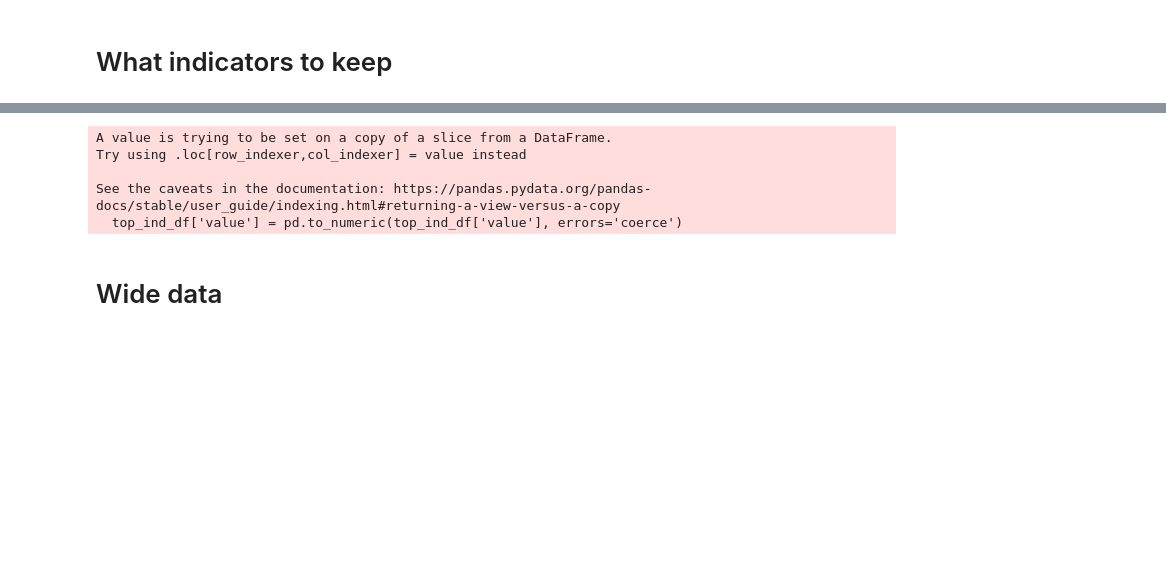
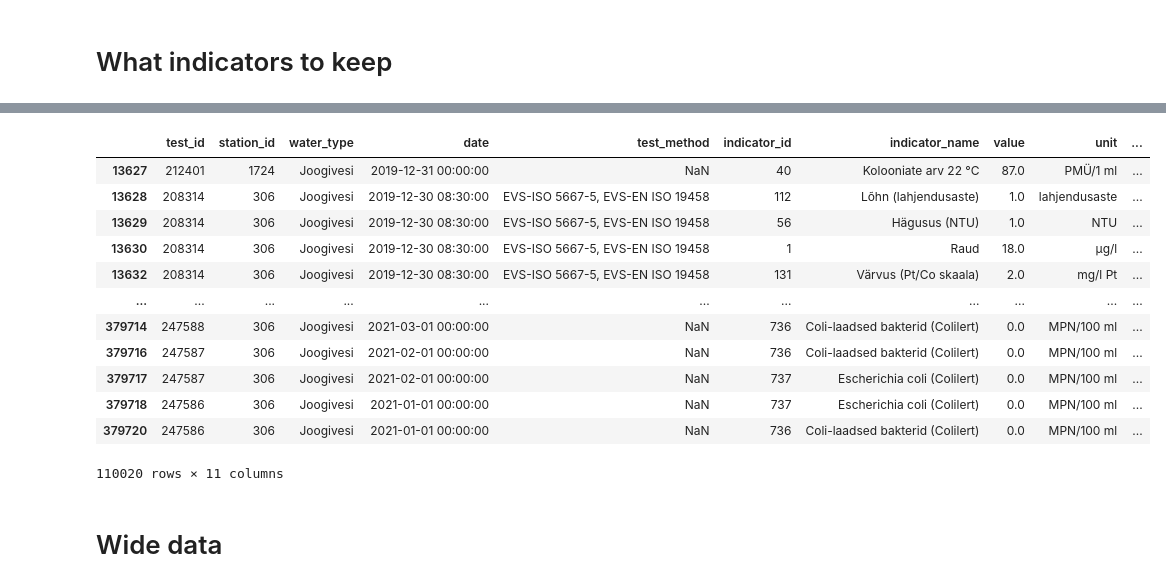
Before and after one commit to kristjan-eljand/andmetalgud, a Jupyter notebook: terviseamet.ipynb, the cells around one changed output, grey strips where cells are left out. Saved outputs shown, nothing was run; the diff lists cells and outputs as text; code cells hidden in the pictures; blank space fills up the shorter version.

Commit message:
Full terviseamet data

```diff
--- a/terviseamet.ipynb
+++ b/terviseamet.ipynb
@@ -134,12 +188,21 @@ single_test_wide = top_ind_df[['test_id', 'indicator_name', 'value']].pivot_tabl
 ind_by_year = top_ind_df.groupby(by=['indicator_name', 'year']).size()
 # %%
 # Value column to numeric and errors to NaN
-top_ind_df['value'] = pd.to_numeric(top_ind_df['value'], errors='coerce')
+top_ind_df = top_ind_df.assign(value = pd.to_numeric(top_ind_df['value'], errors='coerce'))
+top_ind_df
 # %% [output]
+|  | test_id | station_id | water_type | date | test_method | indicator_id | indicator_name | value | unit | ... |
+| 13627 | 212401 | 1724 | Joogivesi | 2019-12-31 00:00:00 | NaN | 40 | Kolooniate arv 22 °C | 87.0 | PMÜ/1 ml | ... |
+| 13628 | 208314 | 306 | Joogivesi | 2019-12-30 08:30:00 | EVS-ISO 5667-5, EVS-EN ISO 19458 | 112 | Lõhn (lahjendusaste) | 1.0 | lahjendusaste | ... |
+| 13629 | 208314 | 306 | Joogivesi | 2019-12-30 08:30:00 | EVS-ISO 5667-5, EVS-EN ISO 19458 | 56 | Hägusus (NTU) | 1.0 | NTU | ... |
+| 13630 | 208314 | 306 | Joogivesi | 2019-12-30 08:30:00 | EVS-ISO 5667-5, EVS-EN ISO 19458 | 1 | Raud | 18.0 | µg/l | ... |
+| 13632 | 208314 | 306 | Joogivesi | 2019-12-30 08:30:00 | EVS-ISO 5667-5, EVS-EN ISO 19458 | 131 | Värvus (Pt/Co skaala) | 2.0 | mg/l Pt | ... |
+| ... | ... | ... | ... | ... | ... | ... | ... | ... | ... | ... |
+| 379714 | 247588 | 306 | Joogivesi | 2021-03-01 00:00:00 | NaN | 736 | Coli-laadsed bakterid (Colilert) | 0.0 | MPN/100 ml | ... |
+| 379716 | 247587 | 306 | Joogivesi | 2021-02-01 00:00:00 | NaN | 736 | Coli-laadsed bakterid (Colilert) | 0.0 | MPN/100 ml | ... |
+| 379717 | 247587 | 306 | Joogivesi | 2021-02-01 00:00:00 | NaN | 737 | Escherichia coli (Colilert) | 0.0 | MPN/100 ml | ... |
+| 379718 | 247586 | 306 | Joogivesi | 2021-01-01 00:00:00 | NaN | 737 | Escherichia coli (Colilert) | 0.0 | MPN/100 ml | ... |
+| 379720 | 247586 | 306 | Joogivesi | 2021-01-01 00:00:00 | NaN | 736 | Coli-laadsed bakterid (Colilert) | 0.0 | MPN/100 ml | ... |
-A value is trying to be set on a copy of a slice from a DataFrame.
-Try using .loc[row_indexer,col_indexer] = value instead
-
-See the caveats in the documentation: https://pandas.pydata.org/pandas-docs/stable/user_guide/indexing.html#returning-a-view-versus-a-copy
-  top_ind_df['value'] = pd.to_numeric(top_ind_df['value'], errors='coerce')
+110020 rows × 11 columns
 # %% [markdown]
 # Wide data
```
Also changed, not shown: parts of 27 cells of this notebook, 4 other files.
